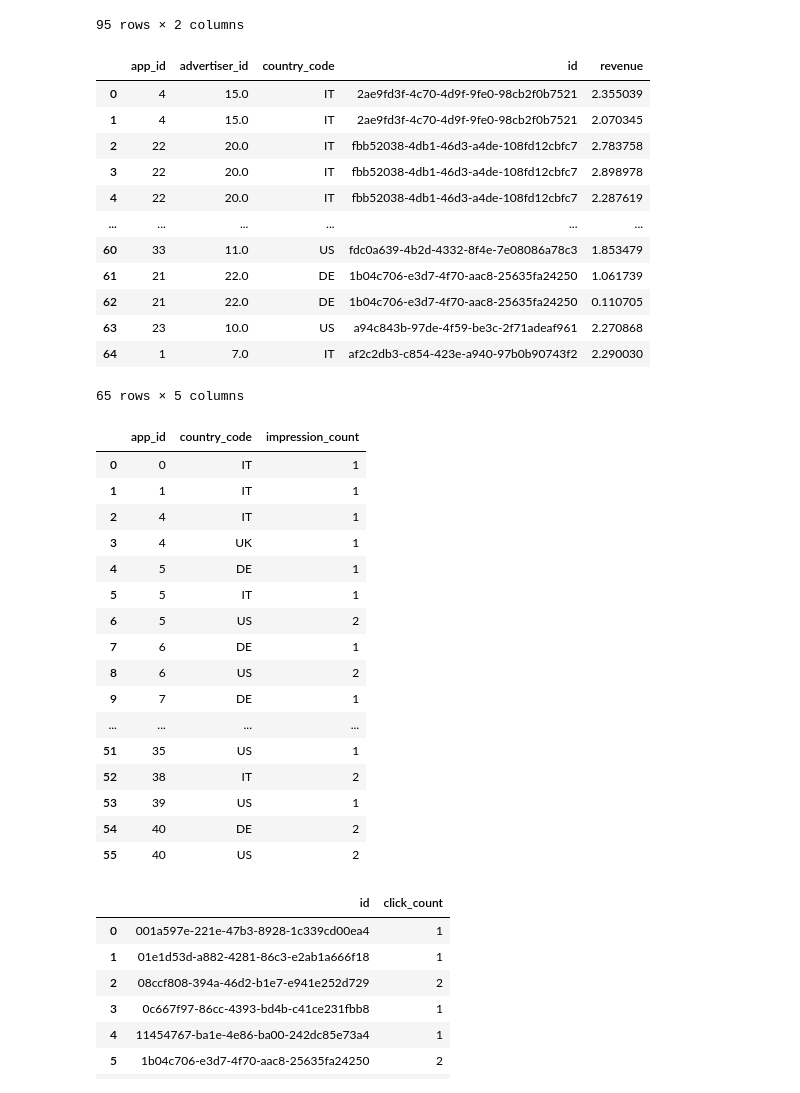
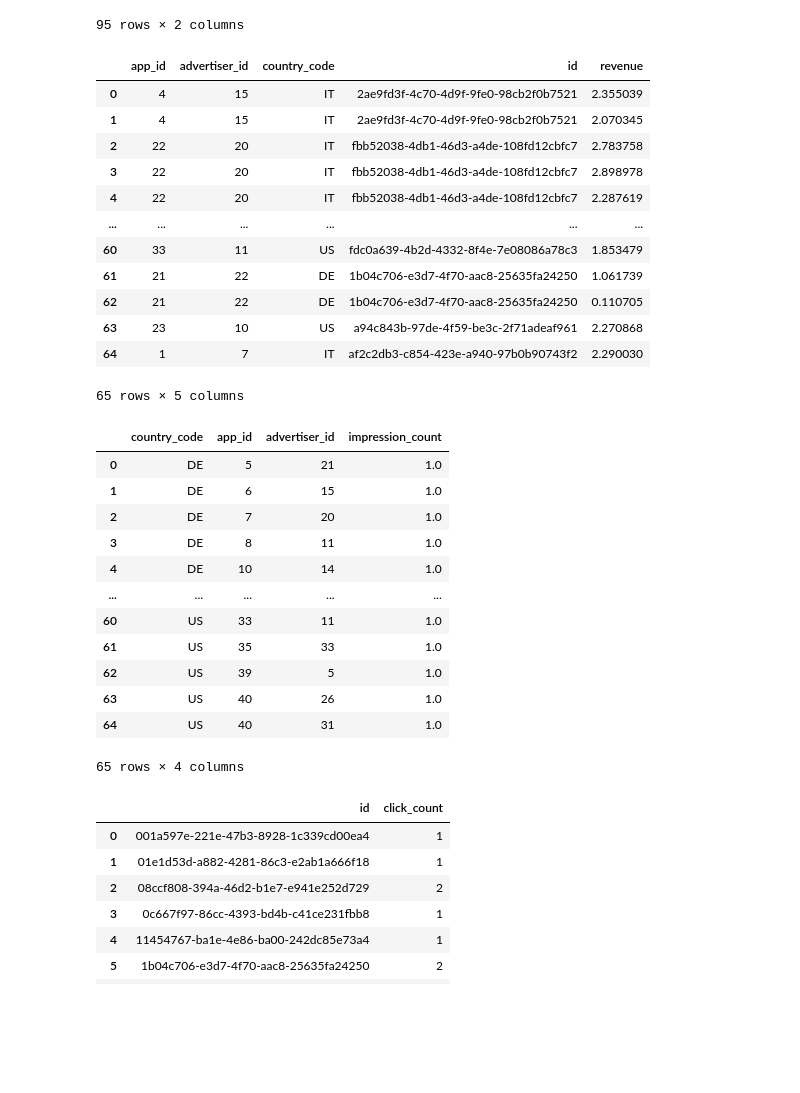
Before and after one commit to eyamini/Verve-Top-Advertisers, a Jupyter notebook: Merged.ipynb, the cells around one changed output. Saved outputs shown, nothing was run; the diff lists cells and outputs as text; code cells hidden in the pictures; blank space fills up the shorter version.

```diff
--- a/Merged.ipynb
+++ b/Merged.ipynb
@@ -4,14 +4,14 @@ import numpy as np
 import scipy.stats as stats
 # %%
 impressions_path= "impressions.json"
-impressions_raw= pd.read_json(impressions_path)
+impressions= pd.read_json(impressions_path)
 
-impressions_raw.drop_duplicates(inplace=True)
+impressions.drop_duplicates(inplace=True)
 nan_value = float("NaN")
-impressions_raw.replace("", nan_value, inplace=True)
-impressions_raw.dropna(subset = ["country_code"], inplace=True)
-impressions = impressions_raw[impressions_raw["country_code" and "id"].str.contains("None" or "NaN")==False]
-impressions_raw = impressions_raw.astype({"app_id": int, "advertiser_id": int, "country_code": str, "id": str})
+impressions.replace("", nan_value, inplace=True)
+impressions.dropna(subset = ["country_code"], inplace=True)
+impressions = impressions[impressions["country_code" and "id"].str.contains("None" or "NaN")==False]
+impressions = impressions.astype({"app_id": int, "advertiser_id": int, "country_code": str, "id": str})
 impressions
 # %% [output]
 |  | app_id | advertiser_id | country_code | id |
@@ -53,39 +54,36 @@ merged = pd.merge(impressions, clicks, on="id")
 merged
 # %% [output]
 |  | app_id | advertiser_id | country_code | id | revenue |
-| 0 | 4 | 15.0 | IT | 2ae9fd3f-4c70-4d9f-9fe0-98cb2f0b7521 | 2.355039 |
-| 1 | 4 | 15.0 | IT | 2ae9fd3f-4c70-4d9f-9fe0-98cb2f0b7521 | 2.070345 |
-| 2 | 22 | 20.0 | IT | fbb52038-4db1-46d3-a4de-108fd12cbfc7 | 2.783758 |
-| 3 | 22 | 20.0 | IT | fbb52038-4db1-46d3-a4de-108fd12cbfc7 | 2.898978 |
-| 4 | 22 | 20.0 | IT | fbb52038-4db1-46d3-a4de-108fd12cbfc7 | 2.287619 |
+| 0 | 4 | 15 | IT | 2ae9fd3f-4c70-4d9f-9fe0-98cb2f0b7521 | 2.355039 |
+| 1 | 4 | 15 | IT | 2ae9fd3f-4c70-4d9f-9fe0-98cb2f0b7521 | 2.070345 |
+| 2 | 22 | 20 | IT | fbb52038-4db1-46d3-a4de-108fd12cbfc7 | 2.783758 |
+| 3 | 22 | 20 | IT | fbb52038-4db1-46d3-a4de-108fd12cbfc7 | 2.898978 |
+| 4 | 22 | 20 | IT | fbb52038-4db1-46d3-a4de-108fd12cbfc7 | 2.287619 |
 | ... | ... | ... | ... | ... | ... |
-| 60 | 33 | 11.0 | US | fdc0a639-4b2d-4332-8f4e-7e08086a78c3 | 1.853479 |
-| 61 | 21 | 22.0 | DE | 1b04c706-e3d7-4f70-aac8-25635fa24250 | 1.061739 |
-| 62 | 21 | 22.0 | DE | 1b04c706-e3d7-4f70-aac8-25635fa24250 | 0.110705 |
-| 63 | 23 | 10.0 | US | a94c843b-97de-4f59-be3c-2f71adeaf961 | 2.270868 |
-| 64 | 1 | 7.0 | IT | af2c2db3-c854-423e-a940-97b0b90743f2 | 2.290030 |
+| 60 | 33 | 11 | US | fdc0a639-4b2d-4332-8f4e-7e08086a78c3 | 1.853479 |
+| 61 | 21 | 22 | DE | 1b04c706-e3d7-4f70-aac8-25635fa24250 | 1.061739 |
+| 62 | 21 | 22 | DE | 1b04c706-e3d7-4f70-aac8-25635fa24250 | 0.110705 |
+| 63 | 23 | 10 | US | a94c843b-97de-4f59-be3c-2f71adeaf961 | 2.270868 |
+| 64 | 1 | 7 | IT | af2c2db3-c854-423e-a940-97b0b90743f2 | 2.290030 |
 65 rows × 5 columns
 # %%
-impression_count = impressions.groupby(['app_id', 'country_code']).size().reset_index(name='impression_count')
+impression_count = impressions.groupby(['country_code','app_id','advertiser_id'])['advertiser_id'].size().reset_index(name='impression_count')
+impression_count = impression_count.astype({'impression_count': float})
 impression_count
 # %% [output]
-|  | app_id | country_code | impression_count |
-| 0 | 0 | IT | 1 |
-| 1 | 1 | IT | 1 |
-| 2 | 4 | IT | 1 |
-| 3 | 4 | UK | 1 |
-| 4 | 5 | DE | 1 |
-| 5 | 5 | IT | 1 |
-| 6 | 5 | US | 2 |
-| 7 | 6 | DE | 1 |
-| 8 | 6 | US | 2 |
-| 9 | 7 | DE | 1 |
-| ... | ... | ... | ... |
-| 51 | 35 | US | 1 |
-| 52 | 38 | IT | 2 |
-| 53 | 39 | US | 1 |
-| 54 | 40 | DE | 2 |
-| 55 | 40 | US | 2 |
+|  | country_code | app_id | advertiser_id | impression_count |
+| 0 | DE | 5 | 21 | 1.0 |
+| 1 | DE | 6 | 15 | 1.0 |
+| 2 | DE | 7 | 20 | 1.0 |
+| 3 | DE | 8 | 11 | 1.0 |
+| 4 | DE | 10 | 14 | 1.0 |
+| ... | ... | ... | ... | ... |
+| 60 | US | 33 | 11 | 1.0 |
+| 61 | US | 35 | 33 | 1.0 |
+| 62 | US | 39 | 5 | 1.0 |
+| 63 | US | 40 | 26 | 1.0 |
+| 64 | US | 40 | 31 | 1.0 |
+65 rows × 4 columns
 # %%
 click_count = clicks.groupby(['id']).size().reset_index(name='click_count')
 click_count
```
Also changed, not shown: parts of 4 cells of this notebook.
